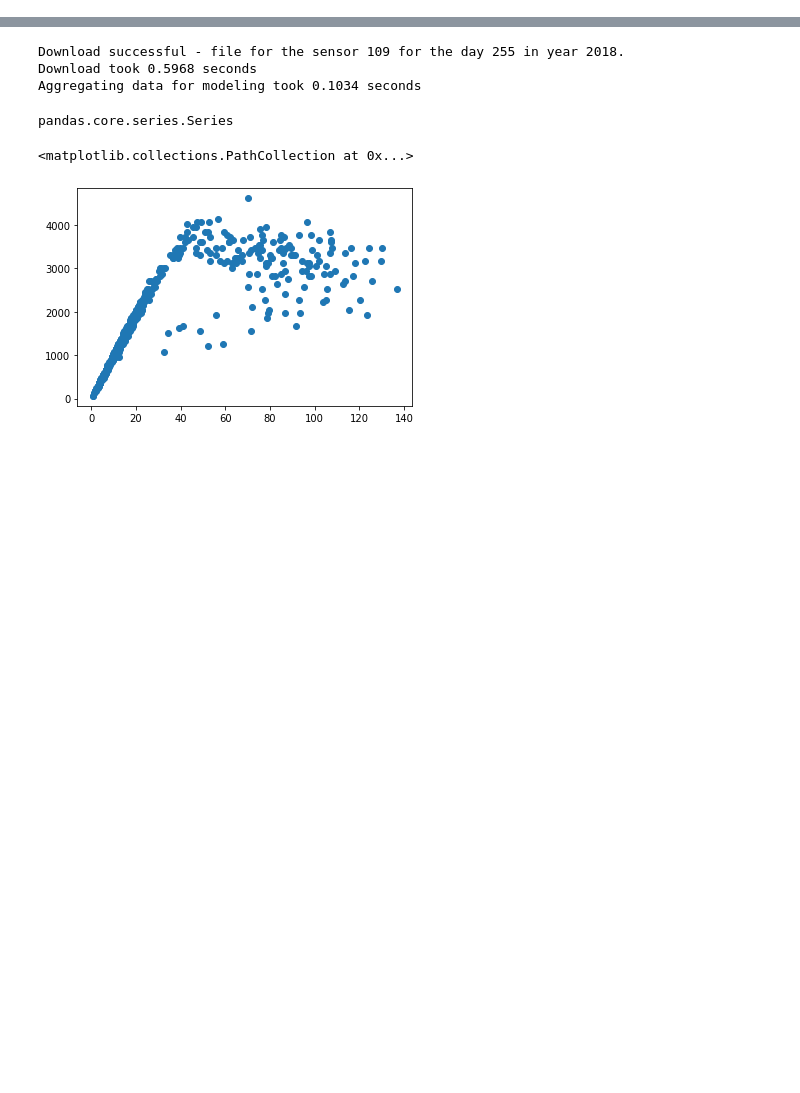
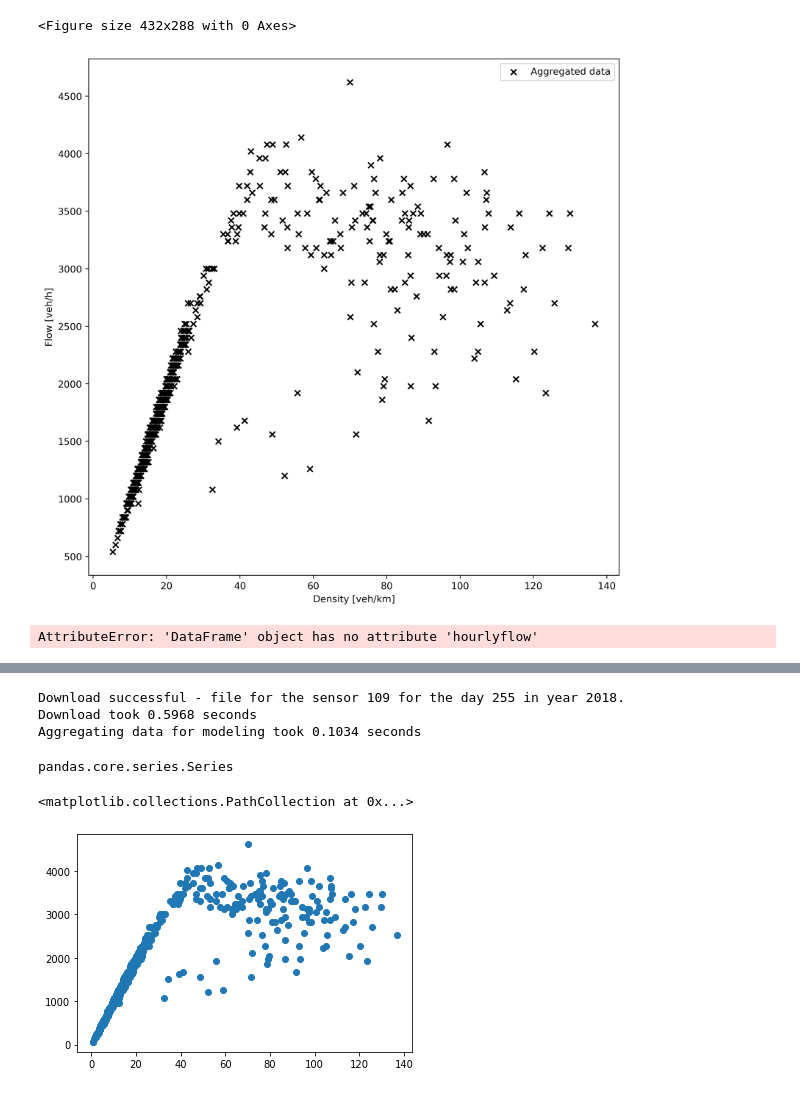
Before and after one commit to iaroslavkriuchkov/iarotraffic, a Jupyter notebook: try.ipynb, the cells around one changed output, grey strips where cells are left out. Drawn from its saved outputs; the diff is of its cells as text; code cells hidden in the pictures; blank space fills up the shorter version.

```diff
--- a/try.ipynb
+++ b/try.ipynb
@@ -1,8 +1,10 @@
 # %%
 from iarotraffic import tms
 import iarotraffic
+from pystoned.constant import CET_ADDI, FUN_PROD, RTS_VRS
+from pystoned import wCQER
 
-tmsf = tms.TrafficMeasurmentStationFinland(7, 255, 2018)
+tmsf = tms.TrafficMeasurmentStationFinland(109, 2018, 255, 2)
 # %%
-tmsf.id
+tmsf.load_raw_data()
 # %% [output]
@@ -31,0 +30,10 @@ class TrafficMeasurmentStationFinland(builtins.object)
+# %%
+tmsf.plot_aggregated()
+# %% [output]
+<Figure size 432x288 with 0 Axes>
+[figure, added]
+# %%
+tmsf.bag()
+tmsf.weighted_model()
+# %% [output]
+AttributeError: 'DataFrame' object has no attribute 'hourlyflow'
```
Also changed, not shown: parts of 6 cells of this notebook, 41 other files.
